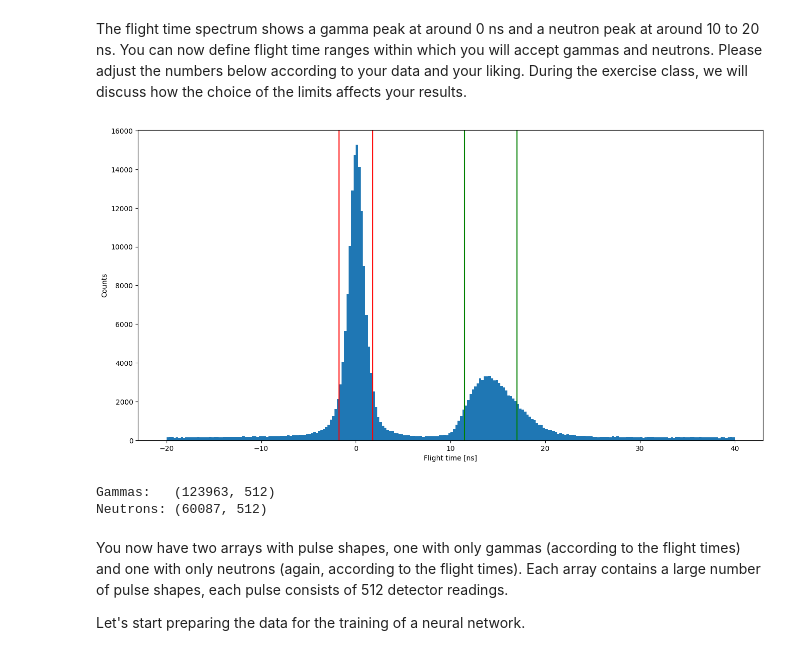
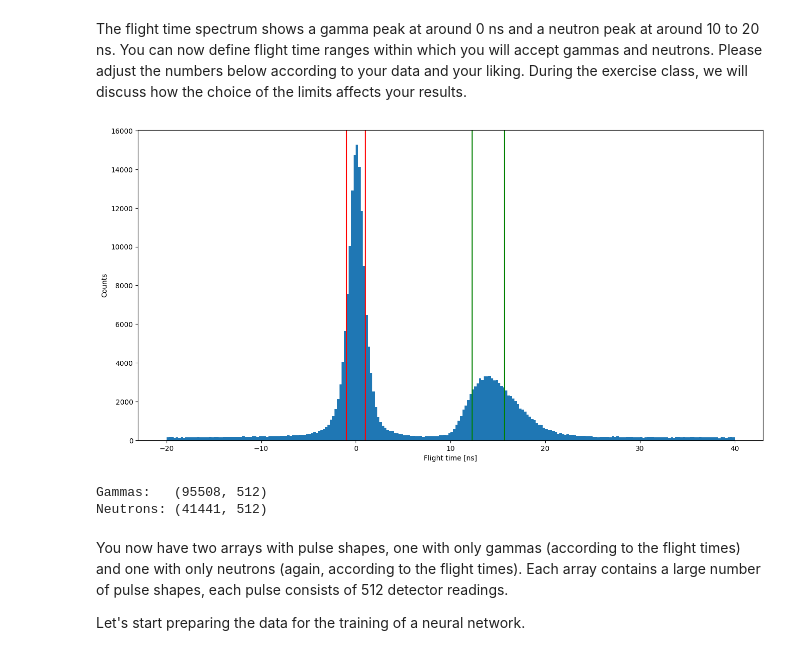
Before and after one commit to Abbta/adlfpae, a Jupyter notebook: Exercise_13_Pulse_Form_Discrimination.ipynb, the cells around one changed output. Drawn from its saved outputs; the diff is of its cells as text; code cells hidden in the pictures.

```diff
--- a/Exercise_13_Pulse_Form_Discrimination.ipynb
+++ b/Exercise_13_Pulse_Form_Discrimination.ipynb
@@ -96,26 +96,26 @@ The flight time spectrum shows a gamma peak at around 0 ns and a neutron peak at
 You can now define flight time ranges within which you will accept gammas and neutrons. Please adjust the numbers below according to your data and your liking.
 During the exercise class, we will discuss how the choice of the limits affects your results.
 # %%
-gamma_min_tof =-1.8
-gamma_max_tof =1.8
-neutron_min_tof =11.5
-neutron_max_tof =17
+gamma_min_tof =-1
+gamma_max_tof =1
+neutron_min_tof =12.3
+neutron_max_tof =15.7
 
 min_tof = -20
 max_tof = 40
 times = times[(times>=min_tof) & (times<=max_tof)]
 # Now create a figure
 fig, ax  = plt.subplots(figsize=(16,8))
 ax.hist(times, bins=240)   # high resolution: 4 bins per nanosecond
 ax.set_xlabel('Flight time [ns]')
 ax.set_ylabel('Counts')
 ax.axvline(x=gamma_min_tof, color="r")
 ax.axvline(x=gamma_max_tof, color="r")
 ax.axvline(x=neutron_min_tof, color="g")
 ax.axvline(x=neutron_max_tof, color="g")
 fig.show()
 # %% [output]
-[figure, old version]
+[figure, new version]
 # %%
 
 
@@ -127,8 +127,8 @@ neutrondata = data_raw[(data_raw[:,1] >= neutron_min_tof) & (data_raw[:,1] <= ne
 neutronpulses = neutrondata[:,2:]
 print('Neutrons:', neutronpulses.shape)
 # %% [output]
-Gammas:   (123963, 512)
-Neutrons: (60087, 512)
+Gammas:   (95508, 512)
+Neutrons: (41441, 512)
 # %% [markdown]
 You now have two arrays with pulse shapes, one with only gammas (according to the flight times) and one with only neutrons (again, according to the flight times). Each array contains a large number of pulse shapes, each pulse consists of 512 detector readings.
 
```
Also changed, not shown: parts of 8 cells of this notebook.
